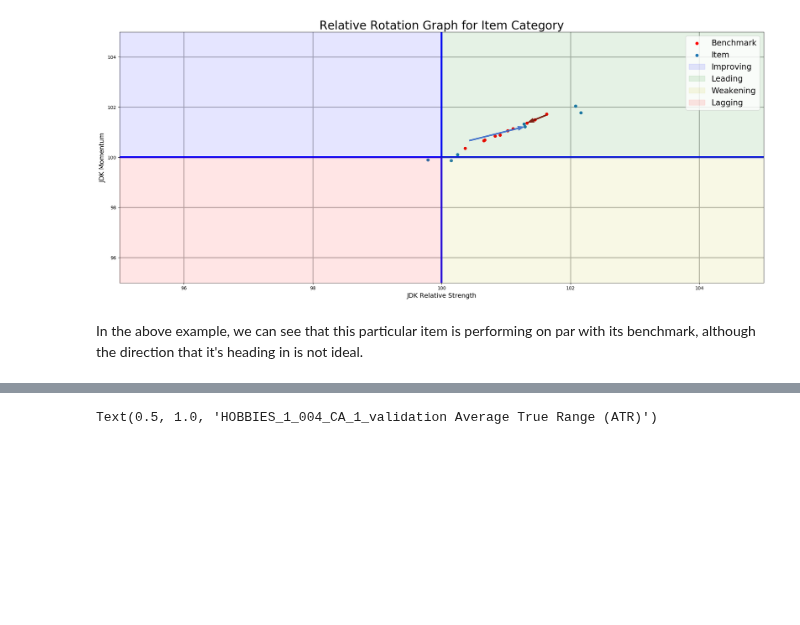
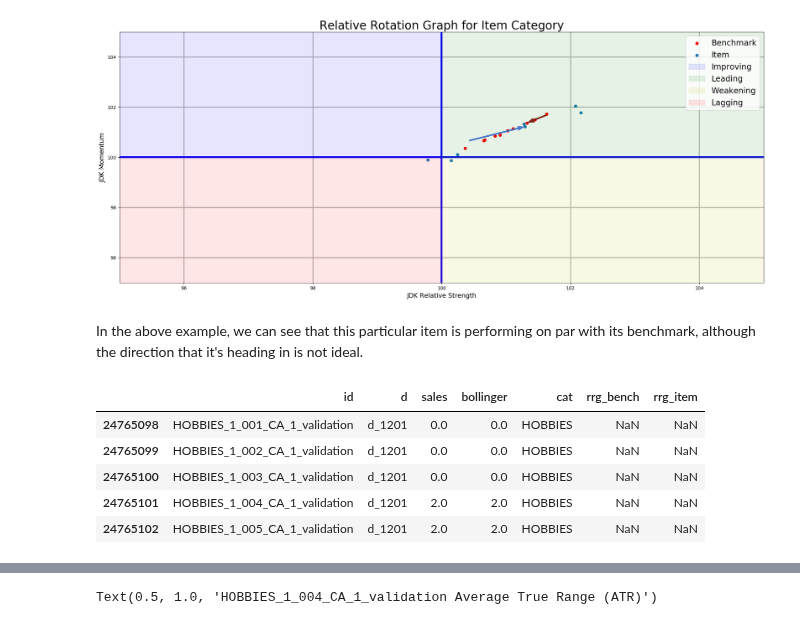
Before and after one commit to Luke-Gray/M5-Accuracy, a Jupyter notebook: M5 Visualizing Strength and Volatility.ipynb, the cells around one changed output, grey strips where cells are left out. Drawn from its saved outputs; the diff is of its cells as text; code cells hidden in the pictures; blank space fills up the shorter version.

```diff
--- a/M5 Visualizing Strength and Volatility.ipynb
+++ b/M5 Visualizing Strength and Volatility.ipynb
@@ -59,8 +59,8 @@ short.shape
 (22116579, 11)
 # %%
 #splitting the data by state.
-# ca_short = short.loc[short['state_id']=='CA'][['id','d','sales']]
-# tx_short = short.loc[short['state_id']=='TX'][['id','d','sales']]
+ca_short = short.loc[short['state_id']=='CA'][['id','d','sales']]
+tx_short = short.loc[short['state_id']=='TX'][['id','d','sales']]
 wi_short = short.loc[short['state_id']=='WI'][['id','d','sales']]
 # %%
 ca_short.head()
@@ -231,5 +233,15 @@ while epic2==True:
 # %%
 #instead of replacing with bollinger values, could just make categorical ('yes', 'no') if it crosses or not.
+# %%
+short = pd.read_pickle('short.pkl')
+ca_short = pd.read_pickle('ca_short.pkl')
+tx_short = pd.read_pickle('tx_short.pkl')
+wi_short = pd.read_pickle('wi_short.pkl')
+# %%
+short['cat'] = short['id'].str.split('_').str.get(0)
+ca_short['cat'] = ca_short['id'].str.split('_').str.get(0)
+tx_short['cat'] = tx_short['id'].str.split('_').str.get(0)
+wi_short['cat'] = wi_short['id'].str.split('_').str.get(0)
 # %% [markdown]
 Another metric we can plot out is the item's relative strength, which shows how well the item is selling within its window. Relative strength is the percentage of days that experienced higher selling than the previous day to the percentage of that experience lower selling than the previous day.
 # %%
@@ -290,0 +347,6 @@ RSI(item, 20, category=True)
+# %%
+epic = True
+while epic==True:
+    for item in ca_short['id'].unique():
+        ca_short.loc[ca_short['id']==item, 'RS'] = RS(item, 90)
+    epic = False
@@ -516,3 +579,12 @@ RRG('FOODS_3_090_CA_3_validation', 350)
 [figure]
 # %% [markdown]
 In the above example, we can see that this particular item is performing on par with its benchmark, although the direction that it's heading in is not ideal.
+# %%
+ca_short.head()
+# %% [output]
+|  | id | d | sales | bollinger | cat | rrg_bench | rrg_item |
+| 24765098 | HOBBIES_1_001_CA_1_validation | d_1201 | 0.0 | 0.0 | HOBBIES | NaN | NaN |
+| 24765099 | HOBBIES_1_002_CA_1_validation | d_1201 | 0.0 | 0.0 | HOBBIES | NaN | NaN |
+| 24765100 | HOBBIES_1_003_CA_1_validation | d_1201 | 0.0 | 0.0 | HOBBIES | NaN | NaN |
+| 24765101 | HOBBIES_1_004_CA_1_validation | d_1201 | 2.0 | 2.0 | HOBBIES | NaN | NaN |
+| 24765102 | HOBBIES_1_005_CA_1_validation | d_1201 | 2.0 | 2.0 | HOBBIES | NaN | NaN |
```
Also changed, not shown: parts of 18 cells of this notebook, 1 other file.
